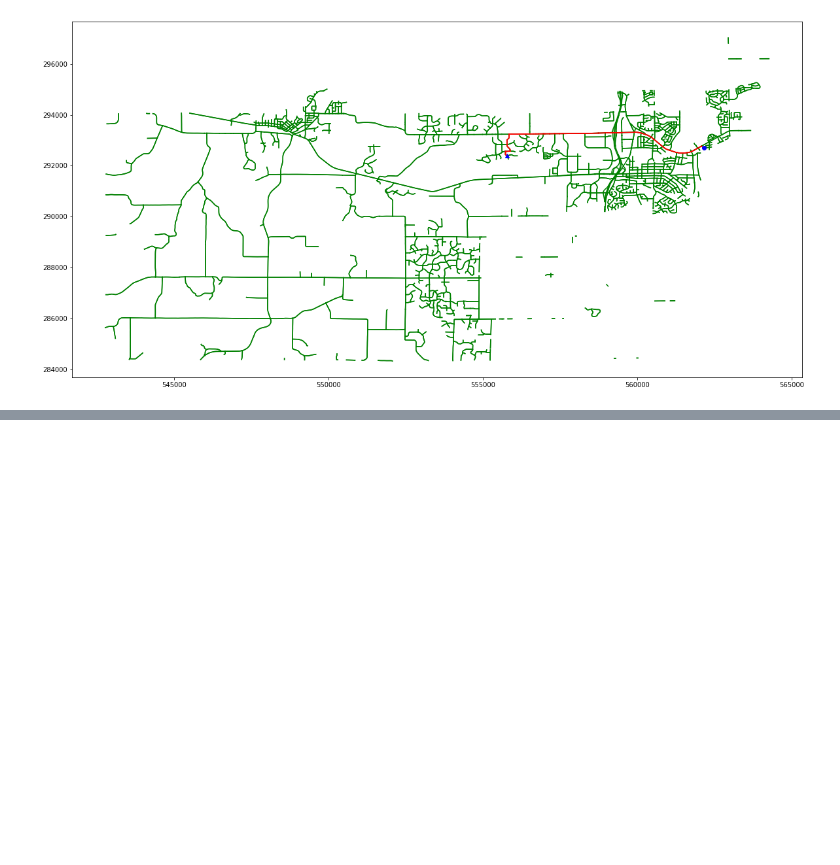
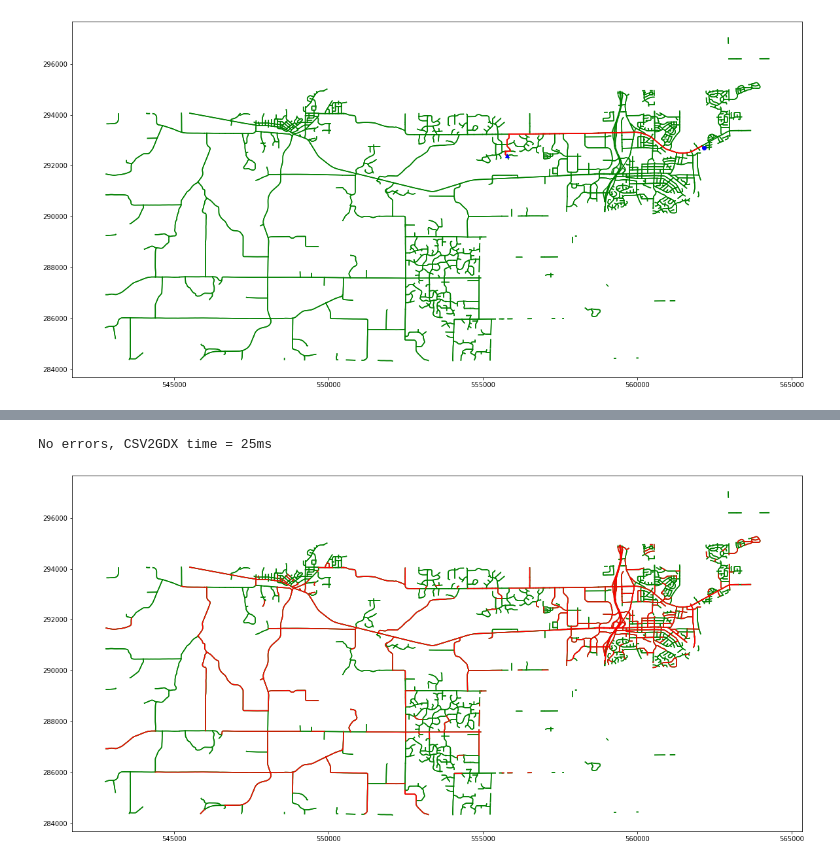
Before and after one commit to WalterLu3/Transportation, a Jupyter notebook: extract_road_data.ipynb, the cells around one changed output, grey strips where cells are left out. Saved outputs shown, nothing was run; the diff lists cells and outputs as text; code cells hidden in the pictures; blank space fills up the shorter version.

```diff
--- a/extract_road_data.ipynb
+++ b/extract_road_data.ipynb
@@ -181,0 +193,21 @@ plt.show()
+# %%
+#read crash data
+crash_path = os.path.join("transportation_data","crash-data","crash-data-link-2017-2020.csv")
+crash_data = pd.read_csv(crash_path)
+# %%
+#count the crash on each road
+crash_count = {}
+for road in crash_data['RDWY_LINK_ID']:
+    if road not in crash_count:
+        crash_count[road] = 1
+    else:
+        crash_count[road] += 1
+
+for road in road_file["RDWY_LINK_ID"]:
+    if road not in crash_count:
+        crash_count[road] = 0
+
+crash_column = [ crash_count[road] for road in road_file["RDWY_LINK_ID"]]
+# %%
+crash_file = road_file.copy()
+crash_file['crash_number'] = crash_column
@@ -181,0 +223,28 @@ plt.show()
+# %%
+crash_file = crash_file[["REF_SITE_FROM_ID","REF_SITE_TO_ID","crash_number"]]
+crash_file.to_csv("crash_file.csv", index=False, header=False)
+!csv2gdx crash_file.csv id=crash index=1,2 value=3 colCount=3
+# %% [output]
+No errors, CSV2GDX time = 25ms
+# %%
+#visualize crash locations
+
+crash_happen = list(crash_file[crash_file['crash_number'] > 0]['RDWY_LINK_ID'])
+plt.rcParams["figure.figsize"] = (20,10)
+plt.figure()
+
+for sp in shape.shapeRecords():
+    road_id = sp.record[43]
+    x = [i[0] for i in sp.shape.points[:]]
+    y = [i[1] for i in sp.shape.points[:]]
+    plt.plot(x,y,'g')
+
+for sp in shape.shapeRecords():
+    road_id = sp.record[43]
+    x = [i[0] for i in sp.shape.points[:]]
+    y = [i[1] for i in sp.shape.points[:]]
+    if road_id in crash_happen:
+        plt.plot(x,y,'r')
+plt.show()
+# %% [output]
+[figure, added]
```
Also changed, not shown: parts of 5 cells of this notebook, 4 other files.
